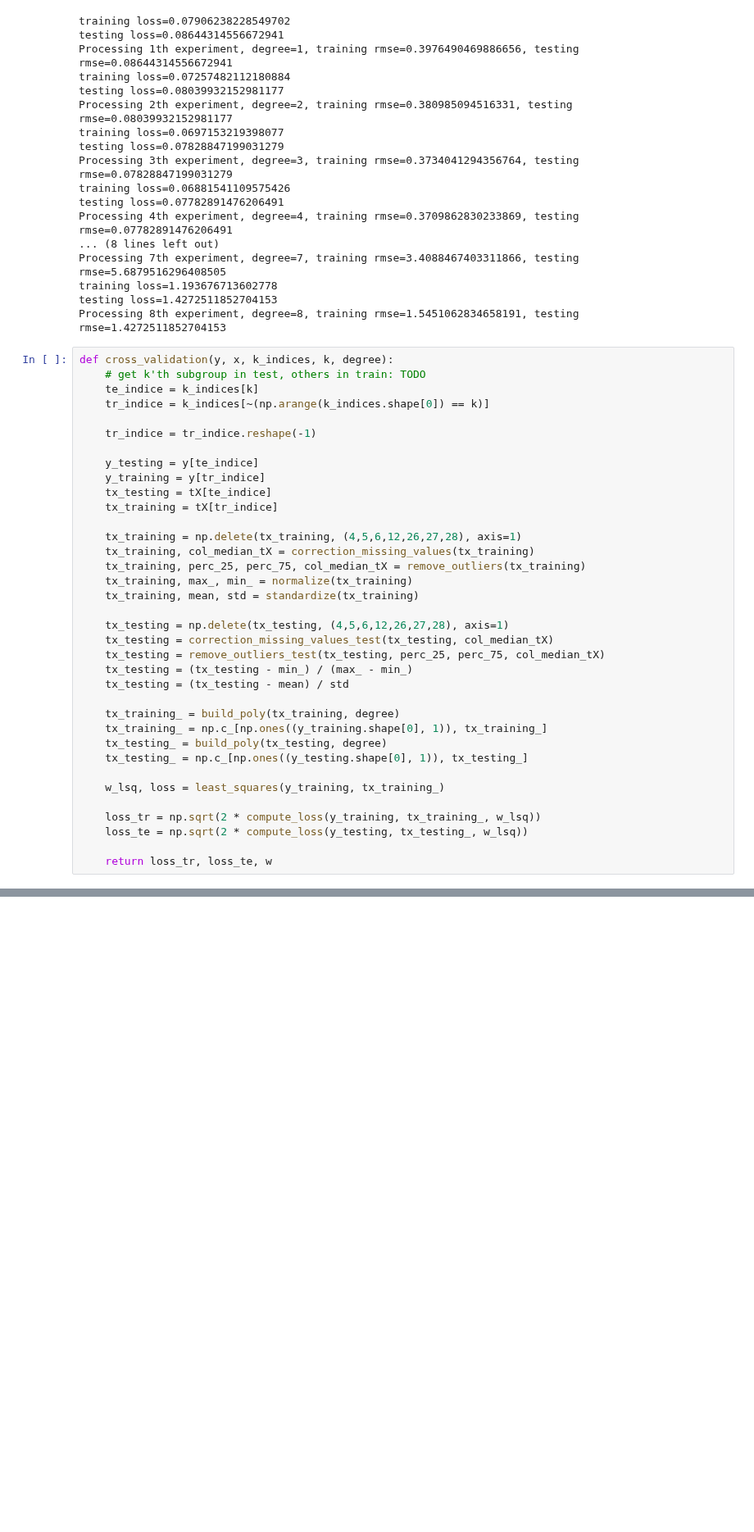
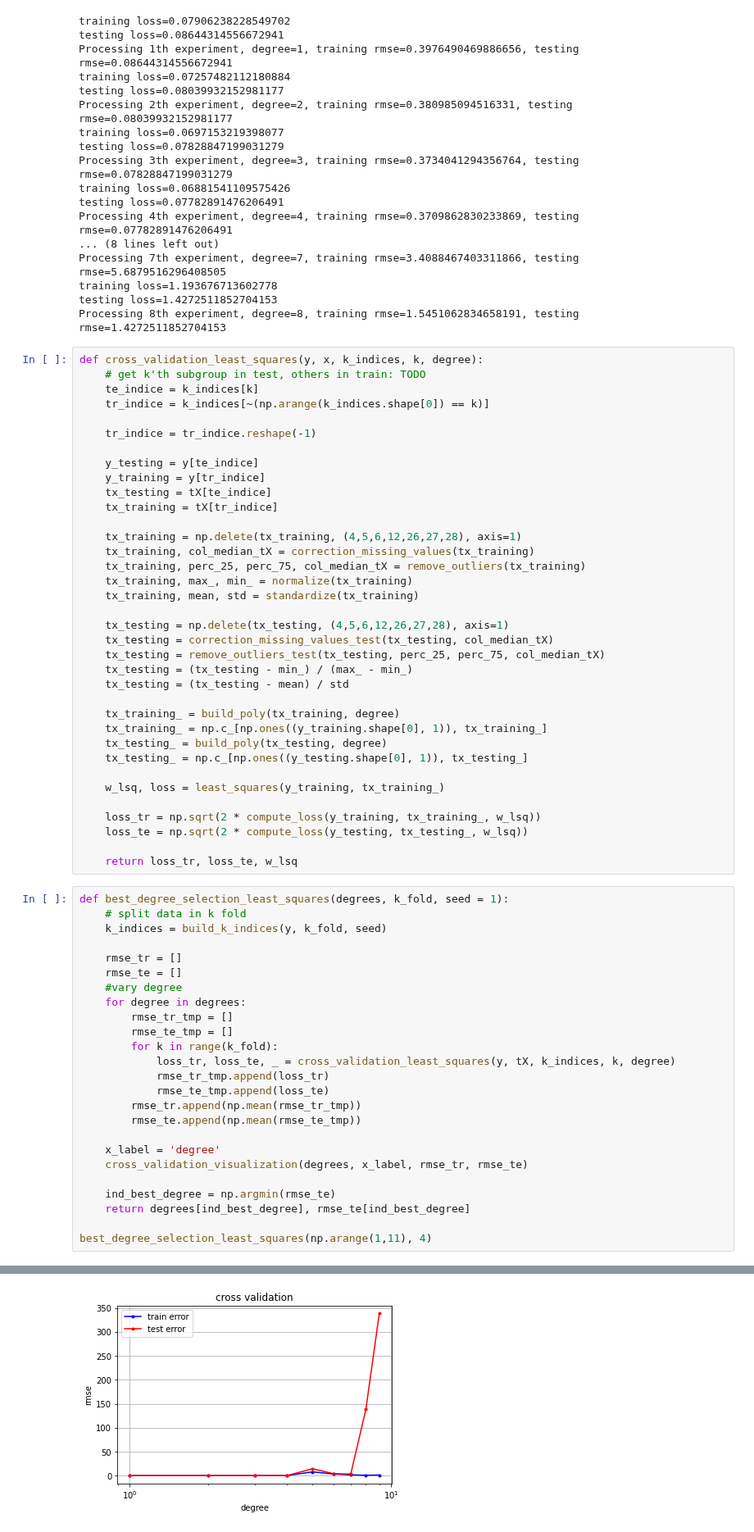
Before and after one commit to Savyaraj/ML_course, a Jupyter notebook: projects/project1/scripts/project1.ipynb, the cells around one changed output, grey strips where cells are left out. Shown at 82% size. Saved outputs shown, nothing was run; the diff lists cells and outputs as text; blank space fills up the shorter version.

```diff
--- a/projects/project1/scripts/project1.ipynb
+++ b/projects/project1/scripts/project1.ipynb
@@ -343,7 +318,7 @@ training loss=1.193676713602778
 testing loss=1.4272511852704153
 Processing 8th experiment, degree=8, training rmse=1.5451062834658191, testing rmse=1.4272511852704153
 # %%
-def cross_validation(y, x, k_indices, k, degree):
+def cross_validation_least_squares(y, x, k_indices, k, degree):
     # get k'th subgroup in test, others in train: TODO
     te_indice = k_indices[k]
     tr_indice = k_indices[~(np.arange(k_indices.shape[0]) == k)]
@@ -377,4 +352,30 @@ def cross_validation(y, x, k_indices, k, degree):
     loss_tr = np.sqrt(2 * compute_loss(y_training, tx_training_, w_lsq))
     loss_te = np.sqrt(2 * compute_loss(y_testing, tx_testing_, w_lsq))
 
-    return loss_tr, loss_te, w
+    return loss_tr, loss_te, w_lsq
+# %%
+def best_degree_selection_least_squares(degrees, k_fold, seed = 1):
+    # split data in k fold
+    k_indices = build_k_indices(y, k_fold, seed)
+
+    rmse_tr = []
+    rmse_te = []
+    #vary degree
+    for degree in degrees:
+        rmse_tr_tmp = []
+        rmse_te_tmp = []
+        for k in range(k_fold):
+            loss_tr, loss_te, _ = cross_validation_least_squares(y, tX, k_indices, k, degree)
+            rmse_tr_tmp.append(loss_tr)
+            rmse_te_tmp.append(loss_te)
+        rmse_tr.append(np.mean(rmse_tr_tmp))
+        rmse_te.append(np.mean(rmse_te_tmp))
+
+    x_label = 'degree'
+    cross_validation_visualization(degrees, x_label, rmse_tr, rmse_te)
+
+    ind_best_degree = np.argmin(rmse_te)
+    return degrees[ind_best_degree], rmse_te[ind_best_degree]
+
+best_degree_selection_least_squares(np.arange(1,11), 4)
+# %% [output]
@@ -380,0 +383 @@ def cross_validation(y, x, k_indices, k, degree):
+[figure, added]
```
Also changed, not shown: parts of 39 cells of this notebook.
